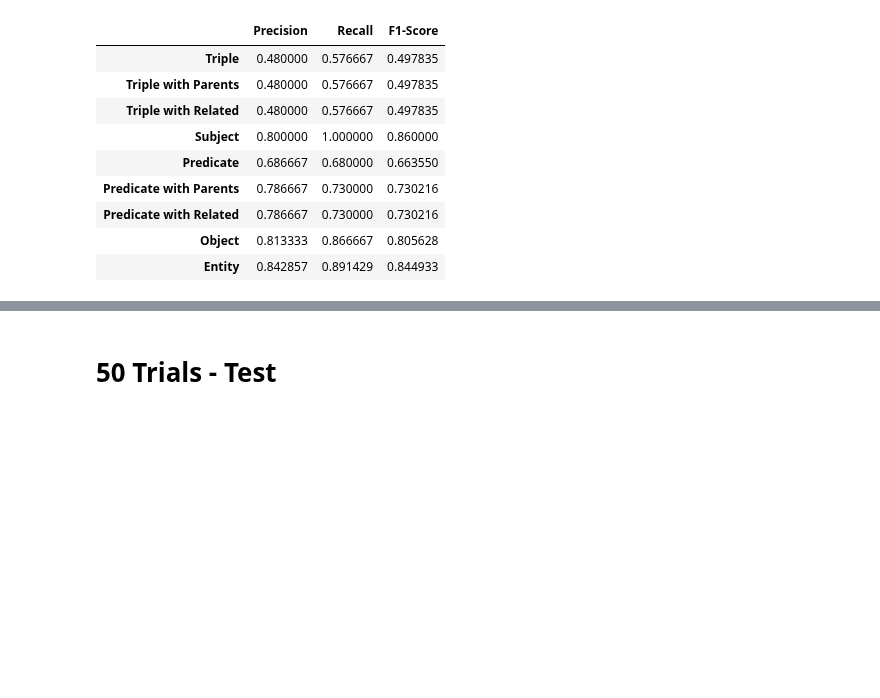
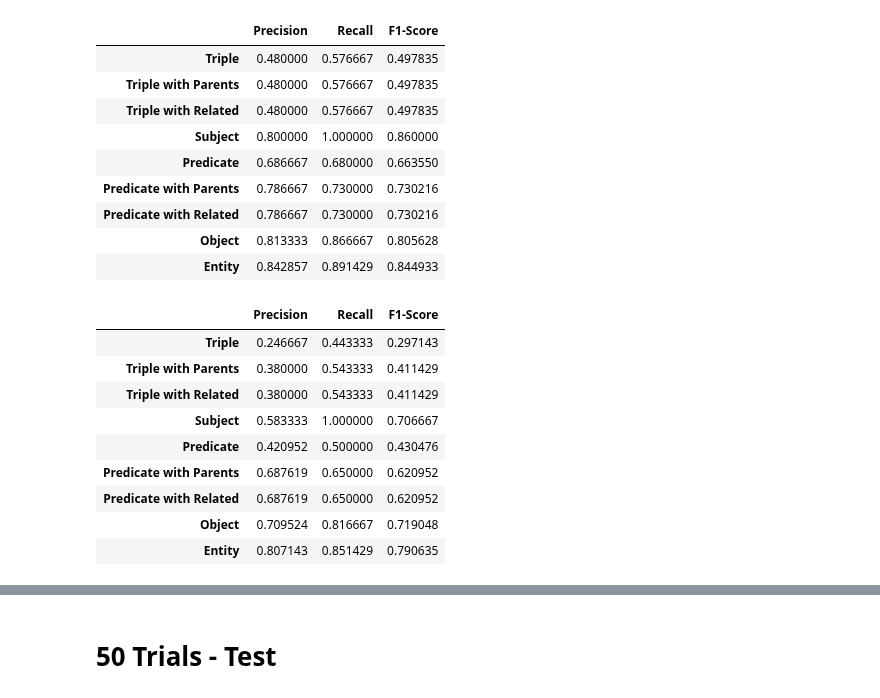
Before and after one commit to maxlautenbach/CIExMAS, a Jupyter notebook: approaches/evaluation_notebook.ipynb, the cells around one changed output, grey strips where cells are left out. Saved outputs shown, nothing was run; the diff lists cells and outputs as text; code cells hidden in the pictures; blank space fills up the shorter version.

```diff
--- a/approaches/evaluation_notebook.ipynb
+++ b/approaches/evaluation_notebook.ipynb
@@ -26,6 +23,6 @@ reports = []
 # %%
-reports.append(("Baseline - o3-mini", generate_report("evaluation_logs/baseline/train-5-evaluation_log-OpenAI_o3-mini-converted.xlsx")))
-reports[-1][1]
+reports_train_5.append(("Baseline - o3-mini", generate_report("evaluation_logs/baseline/train-5-evaluation_log-OpenAI_o3-mini-converted.xlsx")))
+reports_train_5[-1][1]
 # %% [output]
 |  | Precision | Recall | F1-Score |
 | Triple | 0.446667 | 0.366667 | 0.387879 |
@@ -79,4 +76,18 @@ reports[-1][1]
 | Predicate with Related | 0.786667 | 0.730000 | 0.730216 |
 | Object | 0.813333 | 0.866667 | 0.805628 |
 | Entity | 0.842857 | 0.891429 | 0.844933 |
+# %%
+reports_train_5.append(("Gen1 (PredEx) - Llama 3.3 70B (SambaNova)", generate_report("evaluation_logs/Gen1_PredEx/train-5-evaluation_log-SambaNova_Meta-Llama-3.3-70B-Instruct-2025-04-17-1107.xlsx")))
+reports_train_5[-1][1]
+# %% [output]
+|  | Precision | Recall | F1-Score |
+| Triple | 0.246667 | 0.443333 | 0.297143 |
+| Triple with Parents | 0.380000 | 0.543333 | 0.411429 |
+| Triple with Related | 0.380000 | 0.543333 | 0.411429 |
+| Subject | 0.583333 | 1.000000 | 0.706667 |
+| Predicate | 0.420952 | 0.500000 | 0.430476 |
+| Predicate with Parents | 0.687619 | 0.650000 | 0.620952 |
+| Predicate with Related | 0.687619 | 0.650000 | 0.620952 |
+| Object | 0.709524 | 0.816667 | 0.719048 |
+| Entity | 0.807143 | 0.851429 | 0.790635 |
 # %%
```
Also changed, not shown: parts of 16 cells of this notebook, 8 other files.
